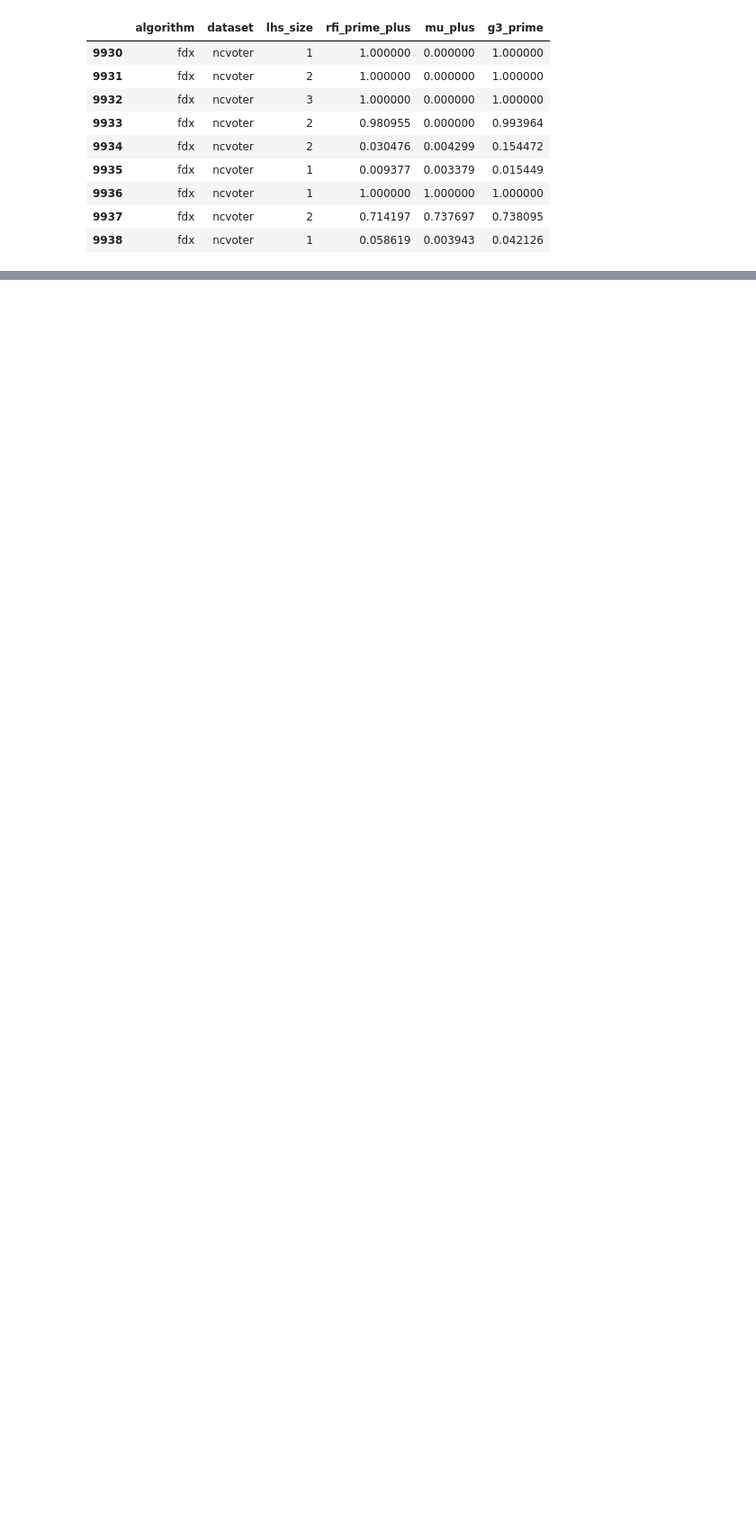
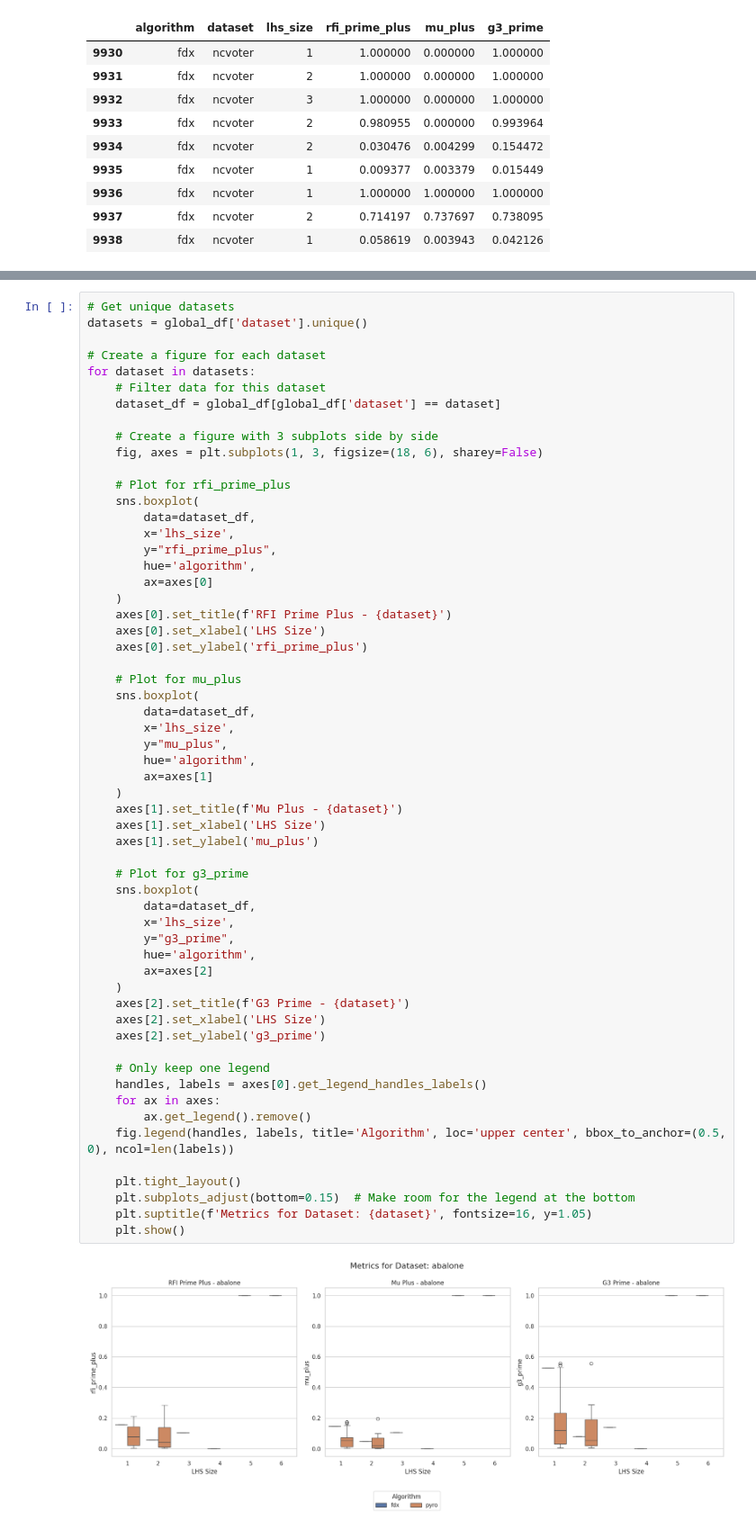
Before and after one commit to AlexF99/tcc, a Jupyter notebook: src/metrics/visualizations/initial_eda_mod.ipynb, the cells around one changed output, grey strips where cells are left out. Shown at 90% size. Drawn from its saved outputs; the diff is of its cells as text; blank space fills up the shorter version.

```diff
--- a/src/metrics/visualizations/initial_eda_mod.ipynb
+++ b/src/metrics/visualizations/initial_eda_mod.ipynb
@@ -180,0 +200,60 @@ plt.show()
+# %%
+# Get unique datasets
+datasets = global_df['dataset'].unique()
+
+# Create a figure for each dataset
+for dataset in datasets:
+    # Filter data for this dataset
+    dataset_df = global_df[global_df['dataset'] == dataset]
+
+    # Create a figure with 3 subplots side by side
+    fig, axes = plt.subplots(1, 3, figsize=(18, 6), sharey=False)
+
+    # Plot for rfi_prime_plus
+    sns.boxplot(
+        data=dataset_df,
+        x='lhs_size',
+        y="rfi_prime_plus",
+        hue='algorithm',
+        ax=axes[0]
+    )
+    axes[0].set_title(f'RFI Prime Plus - {dataset}')
+    axes[0].set_xlabel('LHS Size')
+    axes[0].set_ylabel('rfi_prime_plus')
+
+    # Plot for mu_plus
+    sns.boxplot(
+        data=dataset_df,
+        x='lhs_size',
+        y="mu_plus",
+        hue='algorithm',
+        ax=axes[1]
+    )
+    axes[1].set_title(f'Mu Plus - {dataset}')
+    axes[1].set_xlabel('LHS Size')
+    axes[1].set_ylabel('mu_plus')
+
+    # Plot for g3_prime
+    sns.boxplot(
+        data=dataset_df,
+        x='lhs_size',
+        y="g3_prime",
+        hue='algorithm',
+        ax=axes[2]
+    )
+    axes[2].set_title(f'G3 Prime - {dataset}')
+    axes[2].set_xlabel('LHS Size')
+    axes[2].set_ylabel('g3_prime')
+
+    # Only keep one legend
+    handles, labels = axes[0].get_legend_handles_labels()
+    for ax in axes:
+        ax.get_legend().remove()
+    fig.legend(handles, labels, title='Algorithm', loc='upper center', bbox_to_anchor=(0.5, 0), ncol=len(labels))
+
+    plt.tight_layout()
+    plt.subplots_adjust(bottom=0.15)  # Make room for the legend at the bottom
+    plt.suptitle(f'Metrics for Dataset: {dataset}', fontsize=16, y=1.05)
+    plt.show()
+# %% [output]
+[figure, added]
```
Also changed, not shown: parts of 2 cells of this notebook.
